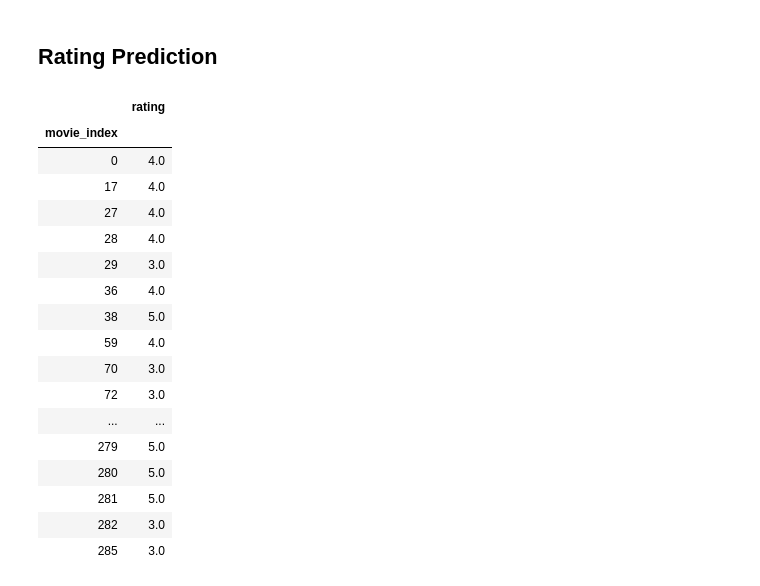
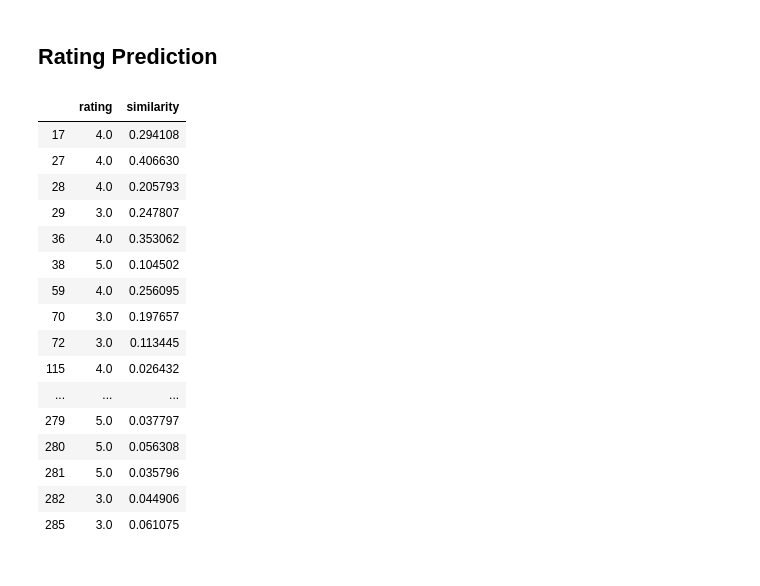
Before and after one commit to lucaimbrogno/recommendation-system, a Jupyter notebook: item_based_CF.ipynb, the cells around one changed output. Saved outputs shown, nothing was run; the diff lists cells and outputs as text; code cells hidden in the pictures.

```diff
--- a/item_based_CF.ipynb
+++ b/item_based_CF.ipynb
@@ -150,29 +150,40 @@ def predict_rating(userId, movieId):
 # %%
 userId = 5
 movieId = 0
+N = 5
+
+# All similarity values for the given movieId
+movie_similarities = similarities_df[movieId]
+
 
 # Retrieve all the movies that the user has rated along with their similarity to the given movieId
 is_rated = movie_ratings[[userId]] > 0
 user_ratings = movie_ratings[[userId]]
 user_ratings = user_ratings[is_rated].dropna()
 user_ratings.rename(columns = {user_ratings.columns[0]: 'rating'}, inplace = True)
+
+# Adds similarity values to all the user rated movies compared with the given movieId
+user_ratings = pd.concat([user_ratings, movie_similarities], axis = 1)
+user_ratings = user_ratings[user_ratings['rating'] > 0]
+user_ratings.rename(columns = {user_ratings.columns[1]: 'similarity'}, inplace = True)
+# Delete the same movieId
+user_ratings.drop(user_ratings[user_ratings.similarity > 0.99999].index, inplace = True)
 user_ratings
 # %% [output]
-|  | rating |
-| movie_index |  |
-| 0 | 4.0 |
-| 17 | 4.0 |
-| 27 | 4.0 |
-| 28 | 4.0 |
-| 29 | 3.0 |
-| 36 | 4.0 |
-| 38 | 5.0 |
-| 59 | 4.0 |
-| 70 | 3.0 |
-| 72 | 3.0 |
-| ... | ... |
-| 279 | 5.0 |
-| 280 | 5.0 |
-| 281 | 5.0 |
-| 282 | 3.0 |
-| 285 | 3.0 |
+|  | rating | similarity |
+| 17 | 4.0 | 0.294108 |
+| 27 | 4.0 | 0.406630 |
+| 28 | 4.0 | 0.205793 |
+| 29 | 3.0 | 0.247807 |
+| 36 | 4.0 | 0.353062 |
+| 38 | 5.0 | 0.104502 |
+| 59 | 4.0 | 0.256095 |
+| 70 | 3.0 | 0.197657 |
+| 72 | 3.0 | 0.113445 |
+| 115 | 4.0 | 0.026432 |
+| ... | ... | ... |
+| 279 | 5.0 | 0.037797 |
+| 280 | 5.0 | 0.056308 |
+| 281 | 5.0 | 0.035796 |
+| 282 | 3.0 | 0.044906 |
+| 285 | 3.0 | 0.061075 |
```
Also changed, not shown: parts of 4 cells of this notebook.
